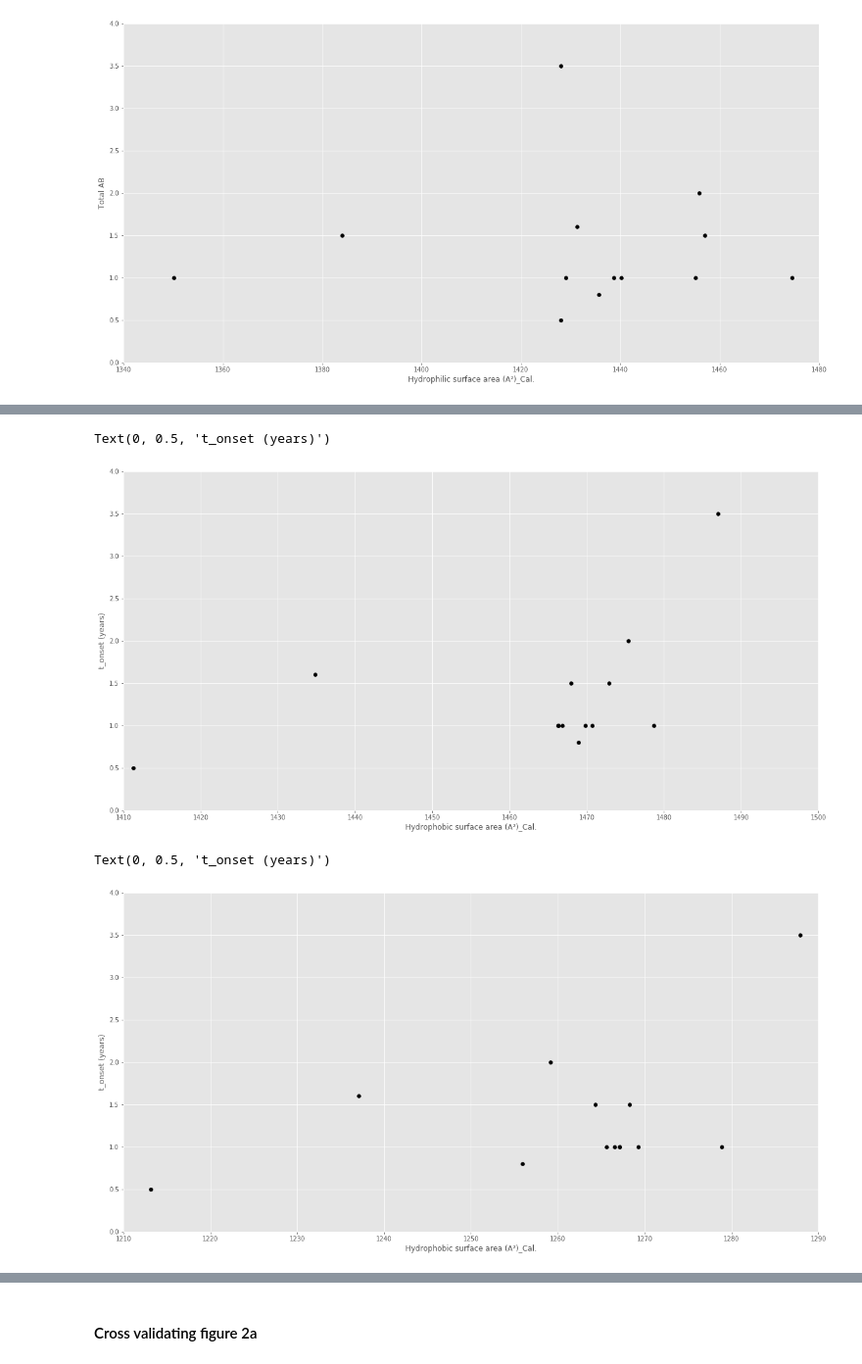
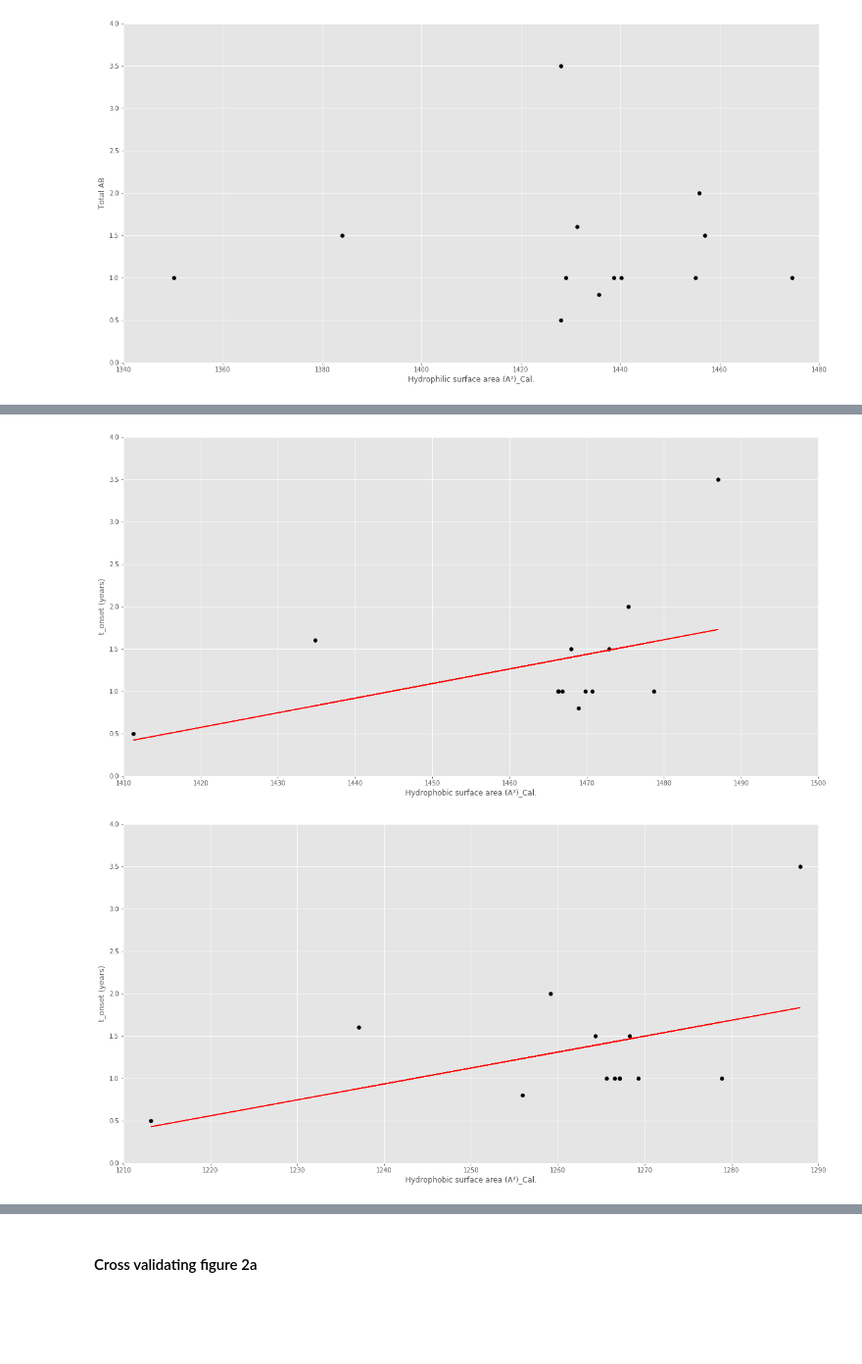
Before and after one commit to 188-project/Amyloid-Beta-Final-Project, a Jupyter notebook: 3-9 Final Project Amyloid Beta.ipynb, the cells around one changed output, grey strips where cells are left out. Shown at 98% size. Cells and saved outputs as stored; diff of their text form; code cells hidden in the pictures; blank space fills up the shorter version.

```diff
--- a/3-9 Final Project Amyloid Beta.ipynb
+++ b/3-9 Final Project Amyloid Beta.ipynb
@@ -173,9 +173,9 @@ assert(np.all(least_sq(residuals_OLS, guess_params_dummy, args_LS = (x_dummy, y_
 def generate_linear_model(x_GM, y_GM, guess_params_GM, residuals_GM):
     beta_GM = least_sq(residuals_GM, guess_params_GM, args_LS = (x_GM, y_GM))
     y_model_GM = beta_GM[0] * x_GM + beta_GM[1]
-    return y_model_GM
+    return [y_model_GM, beta_GM]
 
-assert(np.all(generate_linear_model(x_dummy, y_dummy, guess_params_dummy, residuals_OLS) == x_dummy))
+assert(np.all(generate_linear_model(x_dummy, y_dummy, guess_params_dummy, residuals_OLS)[0] == x_dummy))
 # %%
 # Create a function for generating a cubic model
 def cubic_model(x_CM, params_CM):
@@ -744,0 +771,12 @@ Text(0, 0.5, 'Total AB')
+# %%
+def rearrange_data(array, first_point, second_point, third_point):
+    new_data = []
+    for i in range(len(array)):
+        new_data.append(array[i])
+
+    new_data.append(first_point)
+    new_data.append(second_point)
+    new_data.append(third_point)
+
+
+    return np.asarray(new_data)
@@ -907,23 +1061,16 @@ Text(0, 0.5, 'Total AB')
 # %%
 #Figure 3b
-_1Z0Q_hydrophobic_SAS_subset_1 = _1Z0Q_hydrophobic_SAS[0:10]
-_1Z0Q_total_AB_subset_1 = _1Z0Q_total_AB[0:10]
-
-_1Z0Q_hydrophobic_SAS_E22K = _1Z0Q_hydrophobic_SAS[10]
-_1Z0Q_total_AB_E22K = _1Z0Q_total_AB[11]
-
-_1Z0Q_hydrophobic_SAS_E22Q = _1Z0Q_hydrophobic_SAS[11]
-_1Z0Q_total_AB_E22Q = _1Z0Q_total_AB[10]
-
-_1Z0Q_hydrophobic_SAS_D23N = _1Z0Q_hydrophobic_SAS[12]
-_1Z0Q_total_AB_D23N = _1Z0Q_total_AB[12]
 
 #Plot data
 plt.figure(figsize = (20, 10))
-plt.scatter(_1Z0Q_hydrophobic_SAS_subset_1, _1Z0Q_total_AB_subset_1, c = 'k')
-plt.scatter(_1Z0Q_hydrophobic_SAS_E22K, _1Z0Q_total_AB_E22K, c = 'k')
-plt.scatter(_1Z0Q_hydrophobic_SAS_E22Q, _1Z0Q_total_AB_E22Q, c = 'k')
-plt.scatter(_1Z0Q_hydrophobic_SAS_D23N, _1Z0Q_total_AB_D23N, c = 'k')
+plt.scatter(AllHydrophobicSASFig3b, AllTotalABFig3b, c = 'k')
+
+# Generate Linear Model
+guess_params_fig_3b = [0.1, -100]
+model_fig_3b = generate_linear_model(AllHydrophobicSASFig3b, AllTotalABFig3b, guess_params_fig_3b, residuals_OLS)
+
+# Plot Models
+plt.plot(AllHydrophobicSASFig3b, model_fig_3b[0], c = 'r')
 
 #Set axis limits
 axis = plt.gca()
@@ -933,40 +1080,35 @@ axis.set_ylim([0,4])
 #Labels
 plt.xlabel('Hydrophobic surface area (A²)_Cal.')
 plt.ylabel('t_onset (years)')
+
+plt.show()
 # %% [output]
-Text(0, 0.5, 't_onset (years)')
-[figure, old version]
+[figure, new version]
 # %%
 #Figure 3c
-_1BA4_hydrophobic_SAS_subset_1 = _1BA4_hydrophobic_SAS[0:10]
-_1BA4_total_AB_subset_1 = _1BA4_total_AB[0:10]
-
-_1BA4_hydrophobic_SAS_E22K = _1BA4_hydrophobic_SAS[10]
-_1BA4_total_AB_E22K = _1BA4_total_AB[11]
-
-_1BA4_hydrophobic_SAS_E22Q = _1BA4_hydrophobic_SAS[11]
-_1BA4_total_AB_E22Q = _1BA4_total_AB[10]
-
-_1BA4_hydrophobic_SAS_D23N = _1BA4_hydrophobic_SAS[12]
-_1BA4_total_AB_D23N = _1BA4_total_AB[12]
 
 #Plot data
 plt.figure(figsize = (20, 10))
-plt.scatter(_1BA4_hydrophobic_SAS_subset_1, _1BA4_total_AB_subset_1, c = 'k')
-plt.scatter(_1BA4_hydrophobic_SAS_E22K, _1BA4_total_AB_E22K, c = 'k')
-plt.scatter(_1BA4_hydrophobic_SAS_E22Q, _1BA4_total_AB_E22Q, c = 'k')
-plt.scatter(_1BA4_hydrophobic_SAS_D23N, _1BA4_total_AB_D23N, c = 'k')
+plt.scatter(AllHydrophobicSASFig3c, AllTotalABFig3c, c = 'k')
+
+# Generate Linear Model
+guess_params_fig_3c = [0.1, -100]
+model_fig_3c = generate_linear_model(AllHydrophobicSASFig3c, AllTotalABFig3c, guess_params_fig_3c, residuals_OLS)
+
+# Plot Models
+plt.plot(AllHydrophobicSASFig3c, model_fig_3c[0], c = 'r')
 
 #Set axis limits
 axis = plt.gca()
 axis.set_xlim([1210,1290])
 axis.set_ylim([0,4])
 
 #Labels
 plt.xlabel('Hydrophobic surface area (A²)_Cal.')
 plt.ylabel('t_onset (years)')
+
+plt.show()
 # %% [output]
-Text(0, 0.5, 't_onset (years)')
-[figure, old version]
+[figure, new version]
 # %%
 #Figure 3d
```
Also changed, not shown: parts of 20 cells of this notebook.
